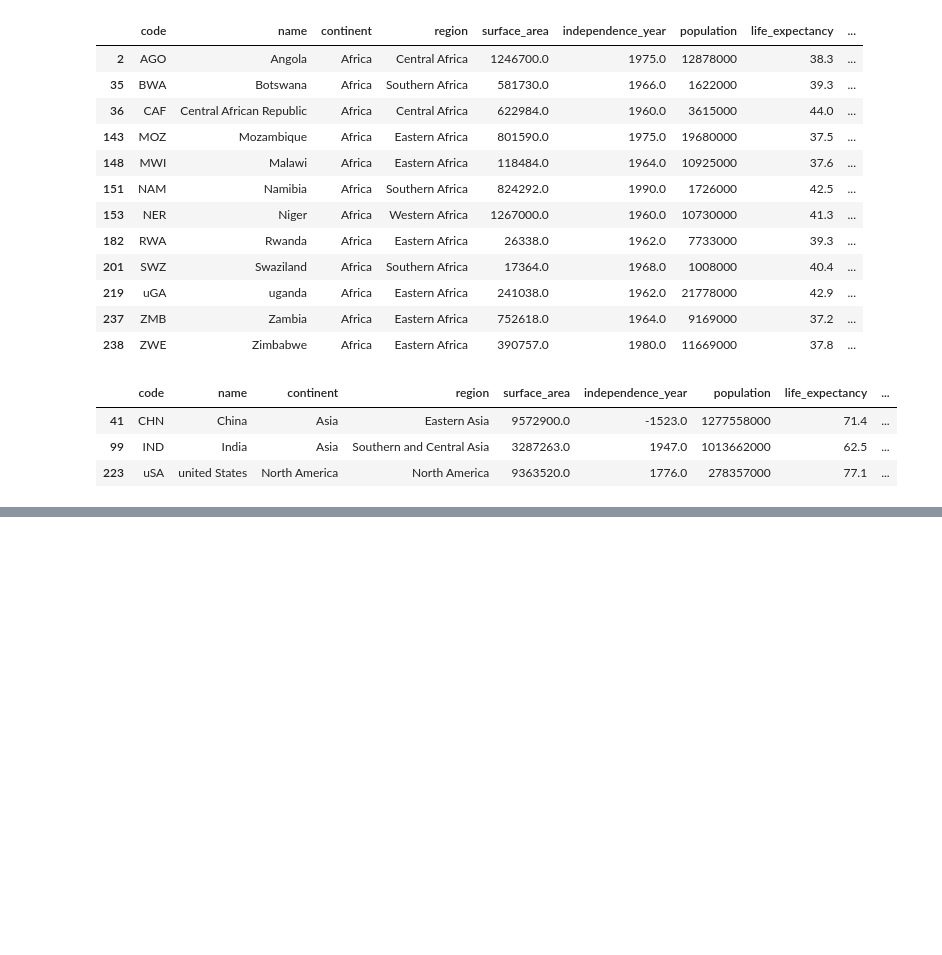
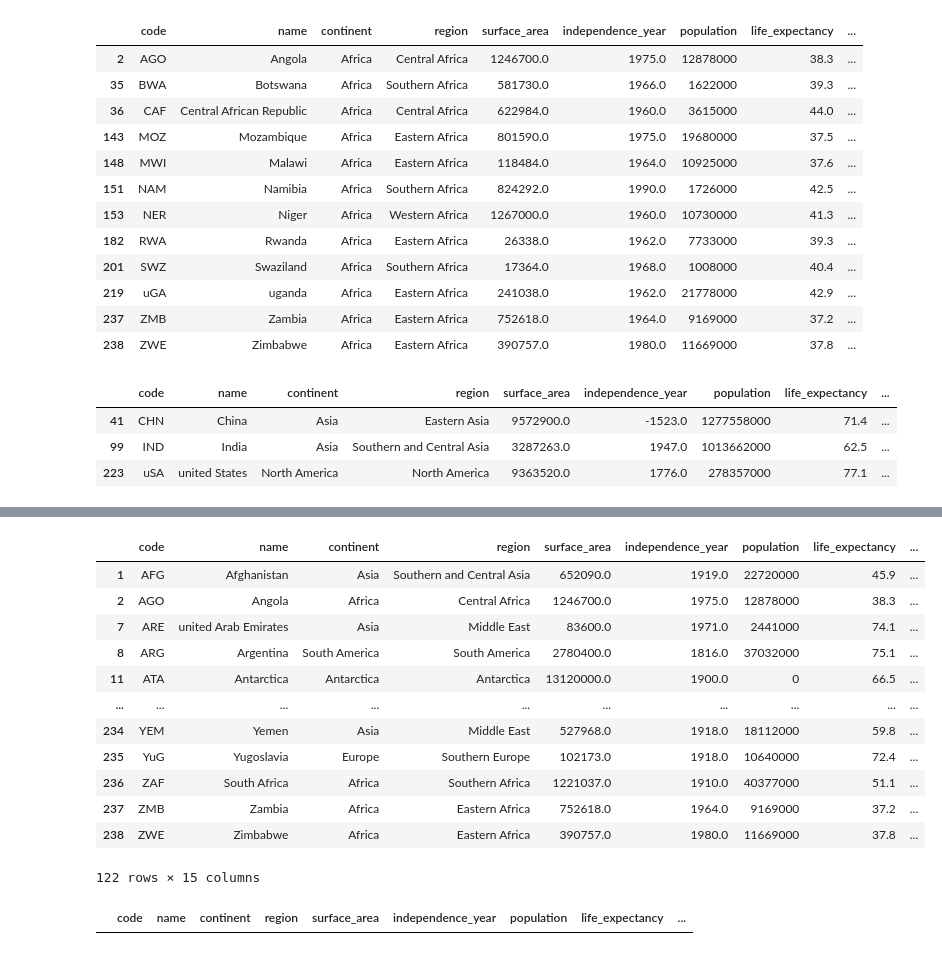
Before and after one commit to BetoRdz01/Reto-Final, a Jupyter notebook: RetoFinal.ipynb, the cells around one changed output, grey strips where cells are left out. Drawn from its saved outputs; the diff is of its cells as text; code cells hidden in the pictures; blank space fills up the shorter version.

```diff
--- a/RetoFinal.ipynb
+++ b/RetoFinal.ipynb
@@ -130,0 +161,32 @@ outliers3
+# %%
+#Método aplicando Cuartiles. Encuentro cuartiles 0.25 y 0.75
+y=data["surface_area"]
+
+Limite_Superior_iqr1= percentile75 + 1.3*iqr
+Limite_Inferior_iqr1= percentile25 - 1.3*iqr
+outliers_iqr1= data[(y>Limite_Superior_iqr1)|(y<Limite_Inferior_iqr1)]
+outliers_iqr1
+# %% [output]
+|  | code | name | continent | region | surface_area | independence_year | population | life_expectancy | ... |
+| 1 | AFG | Afghanistan | Asia | Southern and Central Asia | 652090.0 | 1919.0 | 22720000 | 45.9 | ... |
+| 2 | AGO | Angola | Africa | Central Africa | 1246700.0 | 1975.0 | 12878000 | 38.3 | ... |
+| 7 | ARE | united Arab Emirates | Asia | Middle East | 83600.0 | 1971.0 | 2441000 | 74.1 | ... |
+| 8 | ARG | Argentina | South America | South America | 2780400.0 | 1816.0 | 37032000 | 75.1 | ... |
+| 11 | ATA | Antarctica | Antarctica | Antarctica | 13120000.0 | 1900.0 | 0 | 66.5 | ... |
+| ... | ... | ... | ... | ... | ... | ... | ... | ... | ... |
+| 234 | YEM | Yemen | Asia | Middle East | 527968.0 | 1918.0 | 18112000 | 59.8 | ... |
+| 235 | YuG | Yugoslavia | Europe | Southern Europe | 102173.0 | 1918.0 | 10640000 | 72.4 | ... |
+| 236 | ZAF | South Africa | Africa | Southern Africa | 1221037.0 | 1910.0 | 40377000 | 51.1 | ... |
+| 237 | ZMB | Zambia | Africa | Eastern Africa | 752618.0 | 1964.0 | 9169000 | 37.2 | ... |
+| 238 | ZWE | Zimbabwe | Africa | Eastern Africa | 390757.0 | 1980.0 | 11669000 | 37.8 | ... |
+122 rows × 15 columns
+# %%
+#Método aplicando Cuartiles. Encuentro cuartiles 0.25 y 0.75
+y=data["life_expectancy"]
+
+Limite_Superior_iqr2= percentile75 + 1.3*iqr
+Limite_Inferior_iqr2= percentile25 - 1.3*iqr
+outliers_iqr2= data[(y>Limite_Superior_iqr2)|(y<Limite_Inferior_iqr2)]
+outliers_iqr2
+# %% [output]
+|  | code | name | continent | region | surface_area | independence_year | population | life_expectancy | ... |
```
Also changed, not shown: parts of 2 cells of this notebook.
